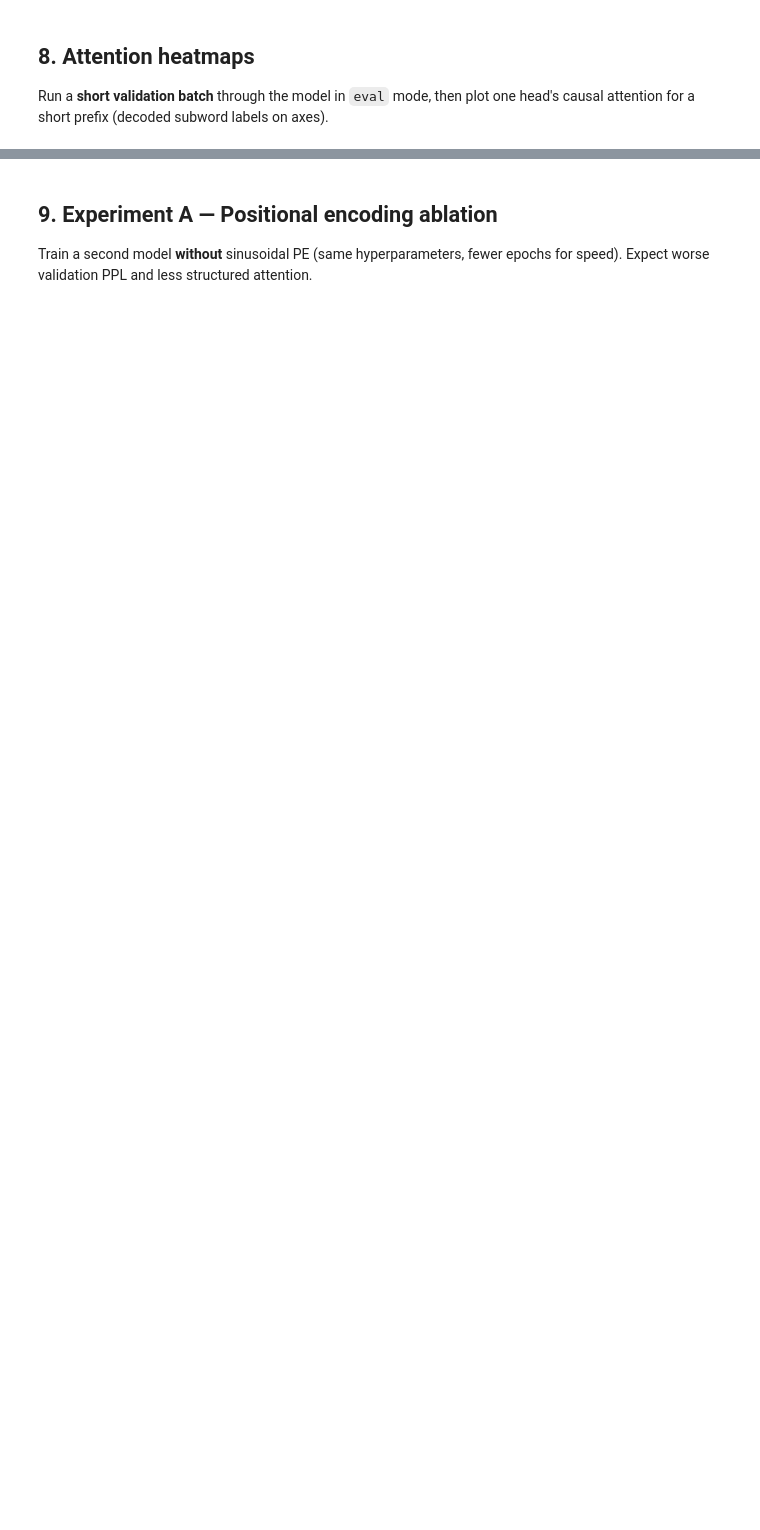
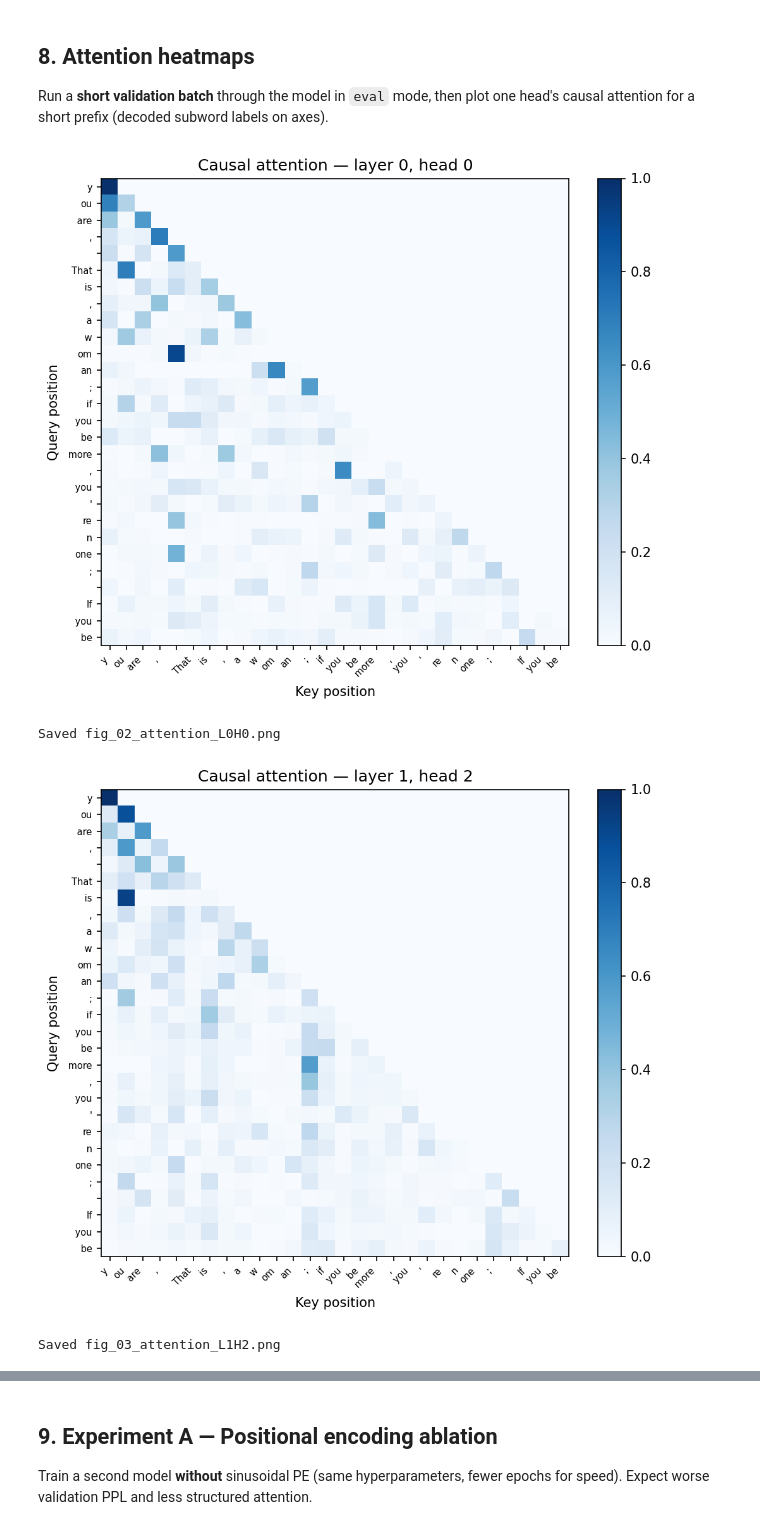
Before and after one commit to zz3231/COMS4995-Applied-Machine-Learning-HW, a Jupyter notebook: HW3/HW3.ipynb, the cells around one changed output, grey strips where cells are left out. Cells and saved outputs as stored; diff of their text form; code cells hidden in the pictures; blank space fills up the shorter version.

```diff
--- a/HW3/HW3.ipynb
+++ b/HW3/HW3.ipynb
@@ -383,32 +442,65 @@ Run a **short validation batch** through the model in `eval` mode, then plot one
 # %%
 def ids_to_labels(ids_list):
     return [tokenizer.decode([i]) for i in ids_list]
 
-@torch.no_grad()
-def plot_attention_heatmap(model, x_sample, layer_idx=0, head_idx=0, max_len=32, fname='fig_02_attention.png'):
+def _attention_map(model, x_sample, layer_idx, head_idx, max_len):
+    """Return (T,T) numpy attention for first batch row (caller uses no_grad)."""
     model.eval()
     x = x_sample[:max_len].unsqueeze(0).to(DEVICE)
     _ = model(x)
-    attn = model.get_attention_from_layer(layer_idx)[0, head_idx].cpu().numpy()  # (T, T)
+    return model.get_attention_from_layer(layer_idx)[0, head_idx].cpu().numpy()
+
+
+@torch.no_grad()
+def plot_attention_heatmap(
+    model,
+    x_sample,
+    layer_idx=0,
+    head_idx=0,
+    max_len=32,
+    fname='fig_02_attention.png',
+    title_suffix='',
+    vmax=None,
+    show=True,
+):
+    attn = _attention_map(model, x_sample, layer_idx, head_idx, max_len)
     T = attn.shape[0]
     labels = ids_to_labels(x_sample[:T].tolist())
+    if vmax is None:
+        vmax = float(attn.max())
 
     fig, ax = plt.subplots(figsize=(7, 6))
-    im = ax.imshow(attn, cmap='Blues', vmin=0, vmax=attn.max())
+    im = ax.imshow(attn, cmap='Blues', vmin=0, vmax=vmax)
     ax.set_xticks(np.arange(T))
     ax.set_yticks(np.arange(T))
     ax.set_xticklabels(labels, rotation=45, ha='right', fontsize=7)
     ax.set_yticklabels(labels, fontsize=7)
     ax.set_xlabel('Key position')
     ax.set_ylabel('Query position')
-    ax.set_title(f'Causal attention — layer {layer_idx}, head {head_idx}')
+    title = f'Causal attention — layer {layer_idx}, head {head_idx}'
+    if title_suffix:
+        title += f' ({title_suffix})'
+    ax.set_title(title)
     plt.colorbar(im, ax=ax, fraction=0.046)
     plt.tight_layout()
     plt.savefig(FIG_DIR / fname, bbox_inches='tight')
-    plt.show()
+    if show:
+        plt.show()
+    else:
+        plt.close(fig)
     print('Saved', fname)
 
-# One batch from validation
-xb, _ = next(iter(val_loader))
-plot_attention_heatmap(model, xb[0], layer_idx=0, head_idx=0, max_len=28, fname='fig_02_attention_L0H0.png')
-plot_attention_heatmap(model, xb[0], layer_idx=1, head_idx=2, max_len=28, fname='fig_03_attention_L1H2.png')
+
+# Fixed validation prefix for all attention figures (reproducible across experiments)
+xb_attn, _ = next(iter(val_loader))
+XB_FIXED = xb_attn[0].clone()
+ATTN_MAX_LEN = 28
+EVOL_LAYER, EVOL_HEAD = 1, 2  # same head as fig_03 for evolution comparison
+
+plot_attention_heatmap(model, XB_FIXED, layer_idx=0, head_idx=0, max_len=ATTN_MAX_LEN, fname='fig_02_attention_L0H0.png')
+plot_attention_heatmap(model, XB_FIXED, layer_idx=1, head_idx=2, max_len=ATTN_MAX_LEN, fname='fig_03_attention_L1H2.png')
+# %% [output]
+[figure, added]
+Saved fig_02_attention_L0H0.png
+[figure, added]
+Saved fig_03_attention_L1H2.png
```
Also changed, not shown: parts of 20 cells of this notebook, 17 other files.
